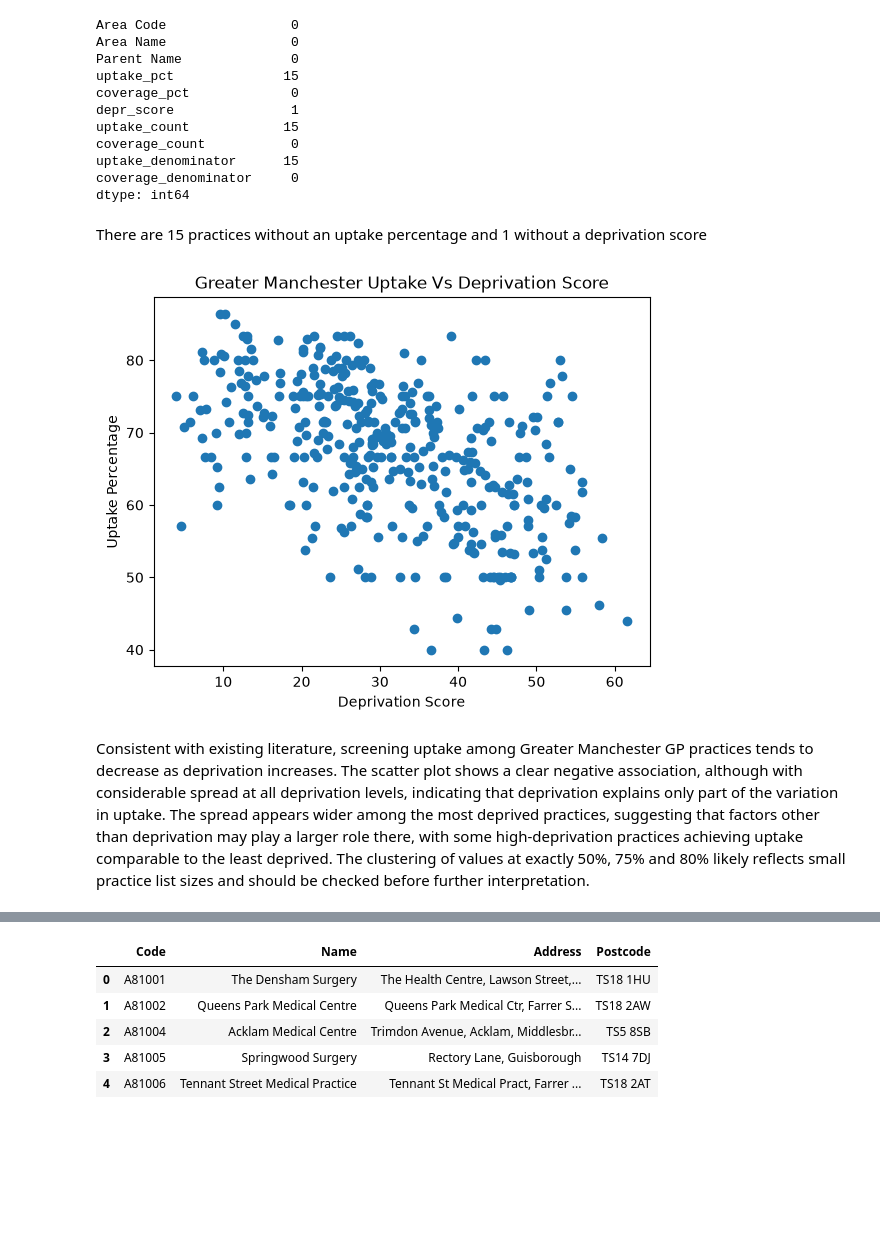
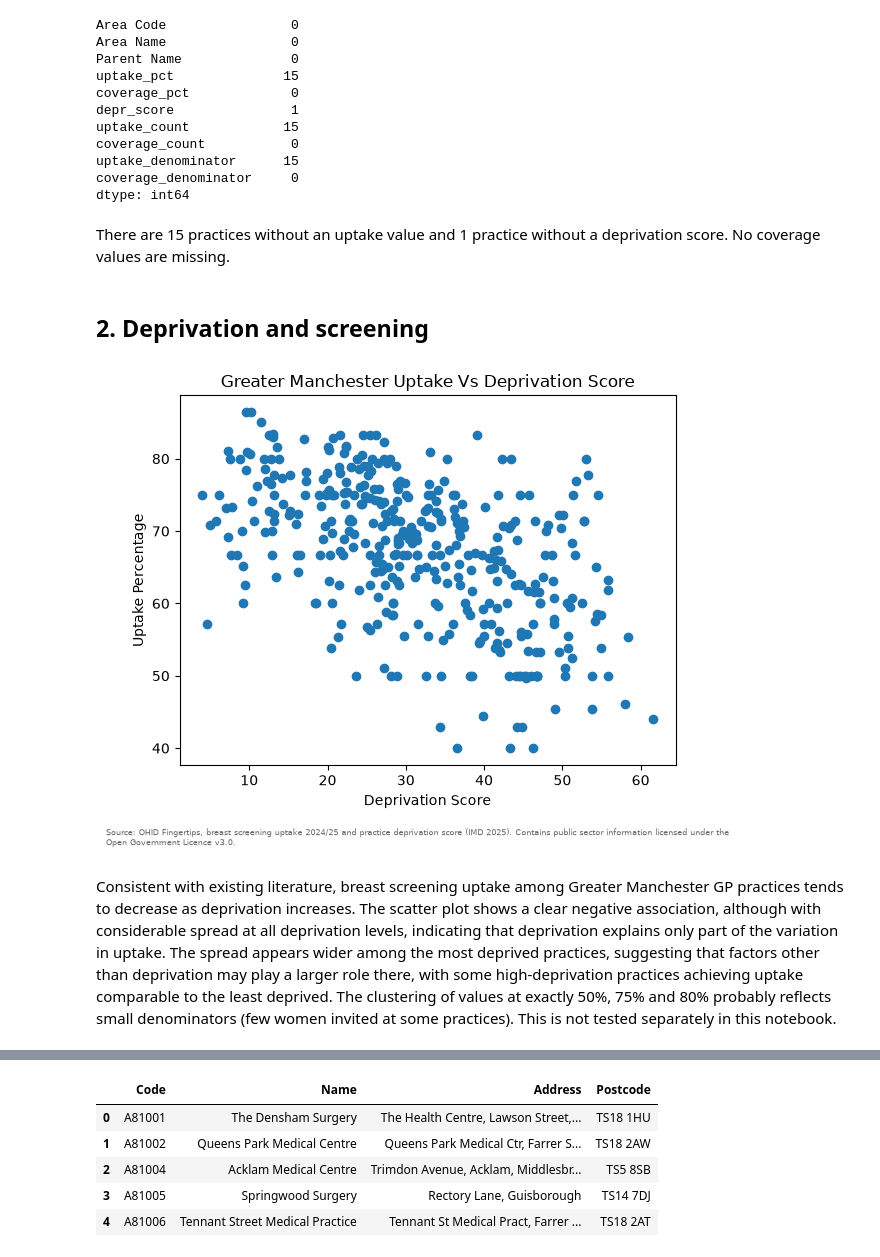
Before and after one commit to rhm-1697/mcr_cancer_study, a Jupyter notebook: Cancer_GIS.ipynb, the cells around one changed output, grey strips where cells are left out. Saved outputs shown, nothing was run; the diff lists cells and outputs as text; code cells hidden in the pictures; blank space fills up the shorter version.

```diff
--- a/Cancer_GIS.ipynb
+++ b/Cancer_GIS.ipynb
@@ -200,5 +243,7 @@ uptake_denominator      15
 coverage_denominator     0
 dtype: int64
 # %% [markdown]
-There are 15 practices without an uptake percentage and 1 without a deprivation score
+There are 15 practices without an uptake value and 1 practice without a deprivation score. No coverage values are missing.
+# %% [markdown]
+## 2. Deprivation and screening
 # %%
@@ -206,11 +251,16 @@ There are 15 practices without an uptake percentage and 1 without a deprivation
 gp_wise_uptake = gp_wise_data.dropna()
 # %%
+# scatter plot: uptake against practice deprivation score
 plt.scatter(gp_wise_uptake["depr_score"], gp_wise_uptake["uptake_pct"])
 plt.xlabel("Deprivation Score"); plt.ylabel("Uptake Percentage"); plt.title("Greater Manchester Uptake Vs Deprivation Score")
+
+# data attribution (required under the Open Government Licence)
+plt.figtext(0.01, -0.02, "Source: OHID Fingertips, breast screening uptake 2024/25 and practice deprivation score (IMD 2025). Contains public sector information licensed under the Open Government Licence v3.0.",
+            fontsize=6, color="dimgrey", ha="left", va="top", wrap=True)
 plt.savefig(Output_Directory/"uptake_vs_depr.png", dpi=300, bbox_inches="tight")
 plt.show()
 # %% [output]
-[figure, old version]
+[figure, new version]
 # %% [markdown]
-Consistent with existing literature, screening uptake among Greater Manchester GP practices tends to decrease as deprivation increases. The scatter plot shows a clear negative association, although with considerable spread at all deprivation levels, indicating that deprivation explains only part of the variation in uptake. The spread appears wider among the most deprived practices, suggesting that factors other than deprivation may play a larger role there, with some high-deprivation practices achieving uptake comparable to the least deprived. The clustering of values at exactly 50%, 75% and 80% likely reflects small practice list sizes and should be checked before further interpretation.
+Consistent with existing literature, breast screening uptake among Greater Manchester GP practices tends to decrease as deprivation increases. The scatter plot shows a clear negative association, although with considerable spread at all deprivation levels, indicating that deprivation explains only part of the variation in uptake. The spread appears wider among the most deprived practices, suggesting that factors other than deprivation may play a larger role there, with some high-deprivation practices achieving uptake comparable to the least deprived. The clustering of values at exactly 50%, 75% and 80% probably reflects small denominators (few women invited at some practices). This is not tested separately in this notebook.
 # %%
```
Also changed, not shown: parts of 115 cells of this notebook, 10 other files.
